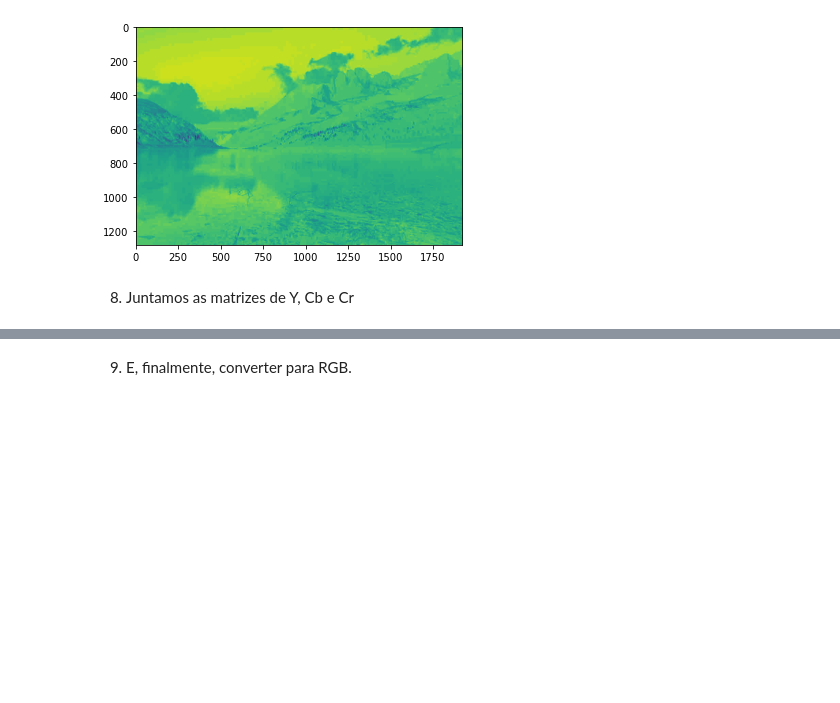
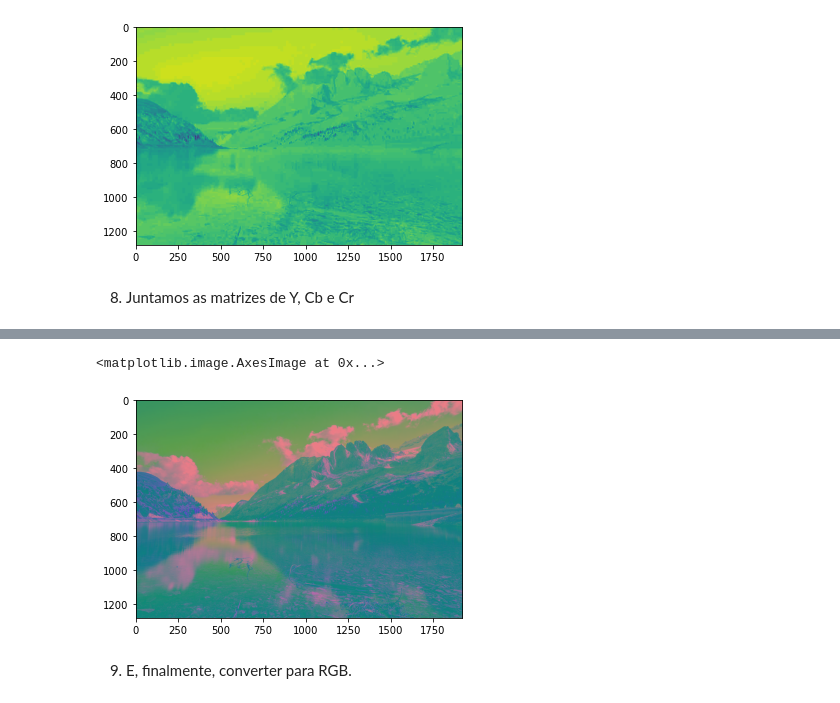
Before and after one commit to luiz-couto/image-compressor, a Jupyter notebook: img-compressor.ipynb, the cells around one changed output, grey strips where cells are left out. Saved outputs shown, nothing was run; the diff lists cells and outputs as text; code cells hidden in the pictures; blank space fills up the shorter version.

```diff
--- a/img-compressor.ipynb
+++ b/img-compressor.ipynb
@@ -487,3 +475,8 @@ print(myImg)
+# %%
+plt.imshow(imgInYCbCr)
+# %% [output]
+<matplotlib.image.AxesImage at 0x...>
+[figure, added]
 # %% [markdown]
 9. E, finalmente, converter para RGB.
 # %%
```
Also changed, not shown: parts of 5 cells of this notebook.
